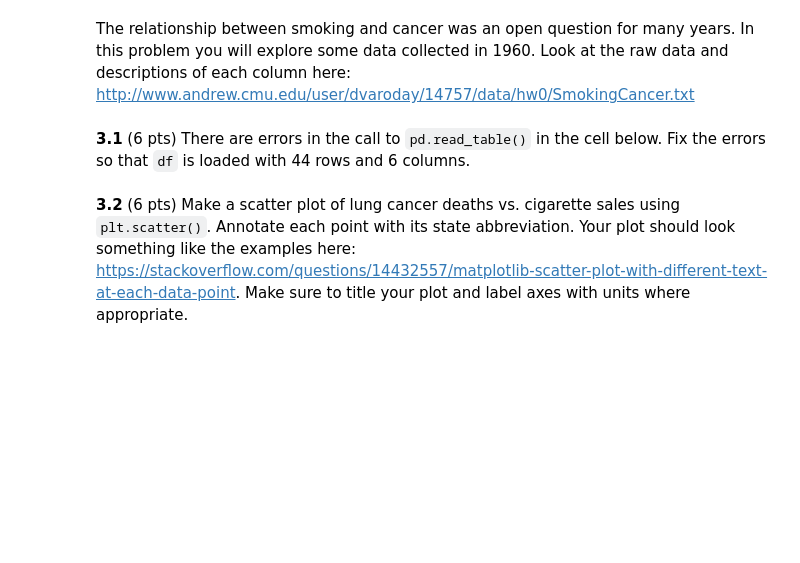
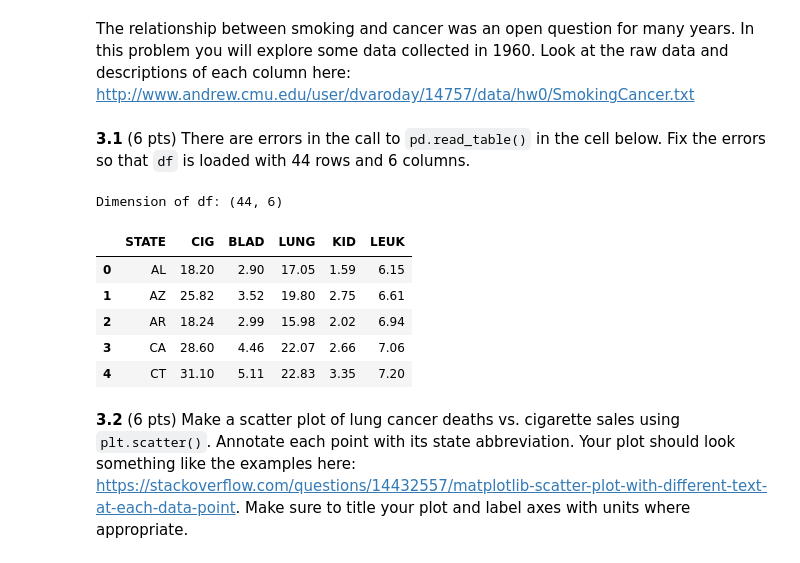
Before and after one commit to aitechroberts/ml_adversary, a Jupyter notebook: HW0.ipynb, the cells around one changed output. Cells and saved outputs as stored; diff of their text form; code cells hidden in the pictures; blank space fills up the shorter version.

```diff
--- a/HW0.ipynb
+++ b/HW0.ipynb
@@ -89,12 +153,20 @@ The relationship between smoking and cancer was an open question for many years.
 # %%
 import pandas as pd
 url = 'http://www.andrew.cmu.edu/user/dvaroday/14757/data/hw0/SmokingCancer.txt'
 
 # START EDITING HERE - DON'T REMOVE THIS COMMENT
-df = pd.read_table(url, sep='\t', skiprows=65, engine='python')
+df = pd.read_table(url, sep='\s+', skiprows=23, engine='python')
 # END EDITING HERE - DON'T REMOVE THIS COMMENT
 
 print('Dimension of df:', df.shape)
 display(df.head())
+# %% [output]
+Dimension of df: (44, 6)
+|  | STATE | CIG | BLAD | LUNG | KID | LEUK |
+| 0 | AL | 18.20 | 2.90 | 17.05 | 1.59 | 6.15 |
+| 1 | AZ | 25.82 | 3.52 | 19.80 | 2.75 | 6.61 |
+| 2 | AR | 18.24 | 2.99 | 15.98 | 2.02 | 6.94 |
+| 3 | CA | 28.60 | 4.46 | 22.07 | 2.66 | 7.06 |
+| 4 | CT | 31.10 | 5.11 | 22.83 | 3.35 | 7.20 |
 # %% [markdown]
 **3.2** (6 pts) Make a scatter plot of lung cancer deaths vs. cigarette sales using `plt.scatter()`. Annotate each point with its state abbreviation. Your plot should look something like the examples here: https://stackoverflow.com/questions/14432557/matplotlib-scatter-plot-with-different-text-at-each-data-point. Make sure to title your plot and label axes with units where appropriate.
```
Also changed, not shown: parts of 12 cells of this notebook.
